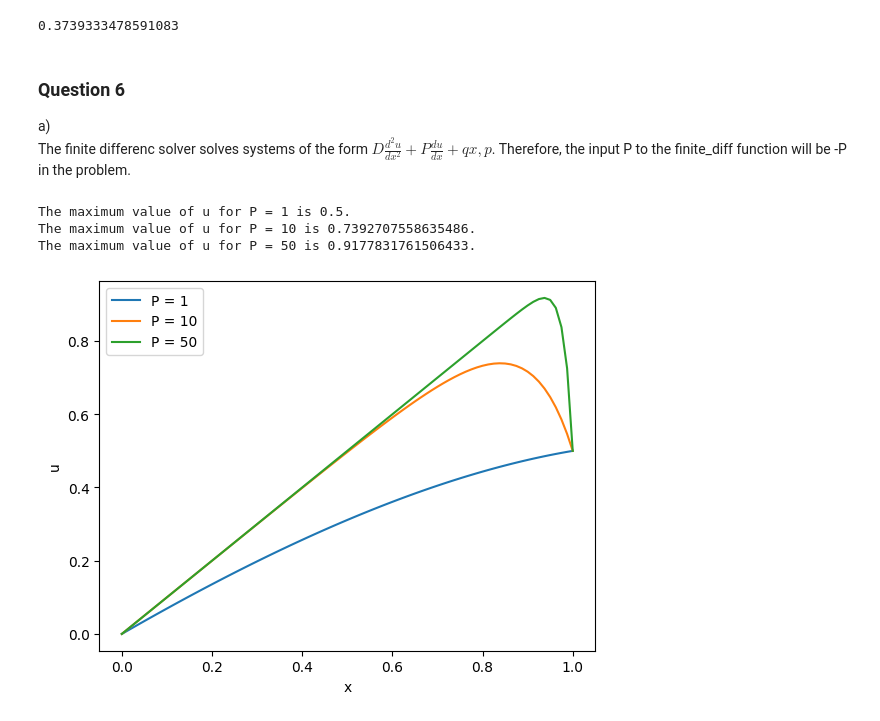
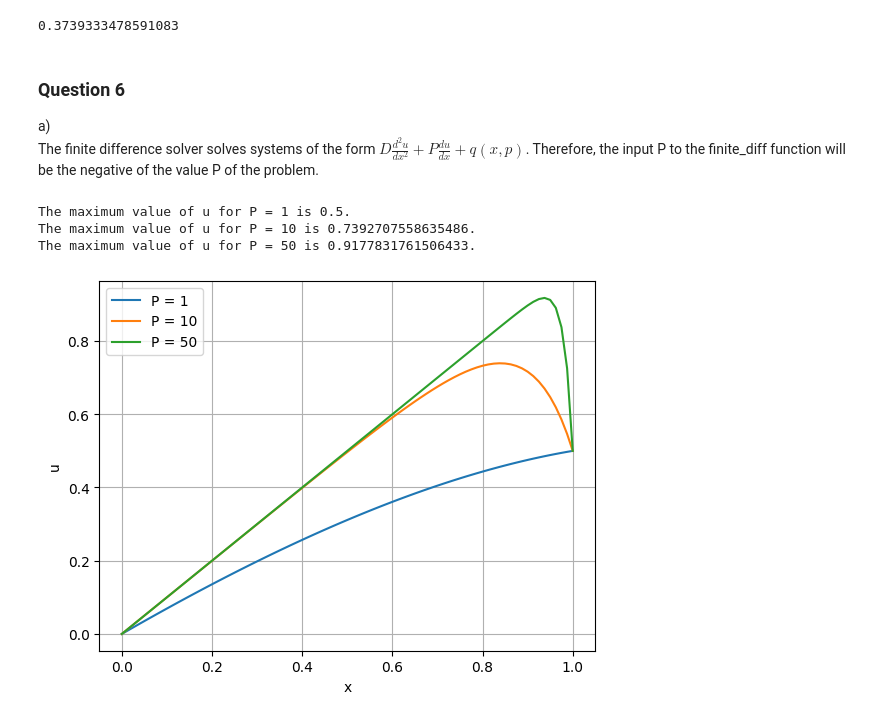
Before and after one commit to barnander/Numerical-Tools-for-Dynamical-Systems, a Jupyter notebook: Coursework.ipynb, the cells around one changed output. Drawn from its saved outputs; the diff is of its cells as text; code cells hidden in the pictures.

```diff
--- a/Coursework.ipynb
+++ b/Coursework.ipynb
@@ -215,7 +221,7 @@ sig = 0.5
 solver = "np_solve"
 
 #We solve the system using the second order solver.
-u_np,x = solvers.second_order_solve(bc_left,bc_right,q,sig,N, D=D,solver = solver)
+u_np,x = solvers.finite_diff(bc_left,bc_right,q,sig,N, D=D,solver = solver)
 
 #We want to print u(x) at x = 0.
 #As x = 0 is the 25th grid point, we print u_np[25].
@@ -227,7 +233,7 @@ print(f"The value of u(x) at x = {x[25]} for sig = {sig}, to 5 significant figur
 sig = 0.1
 #and use the scipy sparse matrix linear solver.
 solver = "sparse"
-u_sparse,x = solvers.second_order_solve(bc_left,bc_right,q,sig,N,D=D, solver = solver)
+u_sparse,x = solvers.finite_diff(bc_left,bc_right,q,sig,N,D=D, solver = solver)
 print(f"The value of u(x) at x = {x[25]} for sig = {sig}, to 5 significant figures, is {round(u_sparse[25],5)}.")
 
 #We plot the solutions u(x) for sig = 0.5 and sig = 0.1.
@@ -236,6 +242,7 @@ plt.plot(x,u_sparse,label = f"$\sigma$ = 0.1")
 plt.xlabel('x')
 plt.ylabel('u')
 plt.legend()
+plt.grid(True)
 plt.show()
 # %% [output]
 The value of u(x) at x = 0.0 for sig = 0.5, to 5 significant figures, is -0.69513.
@@ -266,12 +273,12 @@ D = 1
 timed_code_np = """
 #define the solver to be used
 solver = "np_solve"
-u,x = solvers.second_order_solve(bc_left,bc_right,q,sig,N,D=D, solver = solver)
+u,x = solvers.finite_diff(bc_left,bc_right,q,sig,N,D=D, solver = solver)
 """
 timed_code_sparse = """
 #define the solver to be used
 solver = "sparse"
-u,x = solvers.second_order_solve(bc_left,bc_right,q,sig,N,D=D, solver = solver)
+u,x = solvers.finite_diff(bc_left,bc_right,q,sig,N,D=D, solver = solver)
 """
 
 #We will time the code for 500 iterations and calculate the time taken per iteration.
@@ -438,32 +451,33 @@ print(u[-1,-1])
 # %% [markdown]
 ### Question 6 ###
 a)
-The finite differenc solver solves systems of the form
-$ D\frac{d^2u}{dx^2} + P \frac{du}{dx} + q{x,p} $.
-Therefore, the input P to the finite_diff function will be -P in the problem.
+The finite difference solver solves systems of the form
+$ D\frac{d^2u}{dx^2} + P \frac{du}{dx} + q(x,p) $.
+Therefore, the input P to the finite_diff function will be the negative of the value P of the problem.
 # %%
 #Set up problem parameters
 D = 1
 N=80
 def q(x,p):
     return np.zeros(len(x)) + p
 bc_left = solvers.Boundary_Condition("Dirichlet",0,0)
 bc_right = solvers.Boundary_Condition("Dirichlet",1,0.5)
 
 #set up values of P
 ps = [1,10,50]
 
 #for each value of P numerically solve the problem, plot the solution and print the max value of u
 for p in ps:
     u,x = solvers.finite_diff(bc_left,bc_right,q,p,N=N,D=D,P=-p)
     plt.plot(x,u,label = f"P = {p}")
     print(f"The maximum value of u for P = {p} is {u.max()}.")
 plt.xlabel('x')
 plt.ylabel('u')
 plt.legend()
+plt.grid(True)
 plt.show()
 # %% [output]
 The maximum value of u for P = 1 is 0.5.
 The maximum value of u for P = 10 is 0.7392707558635486.
 The maximum value of u for P = 50 is 0.9177831761506433.
-[figure, old version]
+[figure, new version]
```
Also changed, not shown: parts of 11 cells of this notebook, 1 other file.
